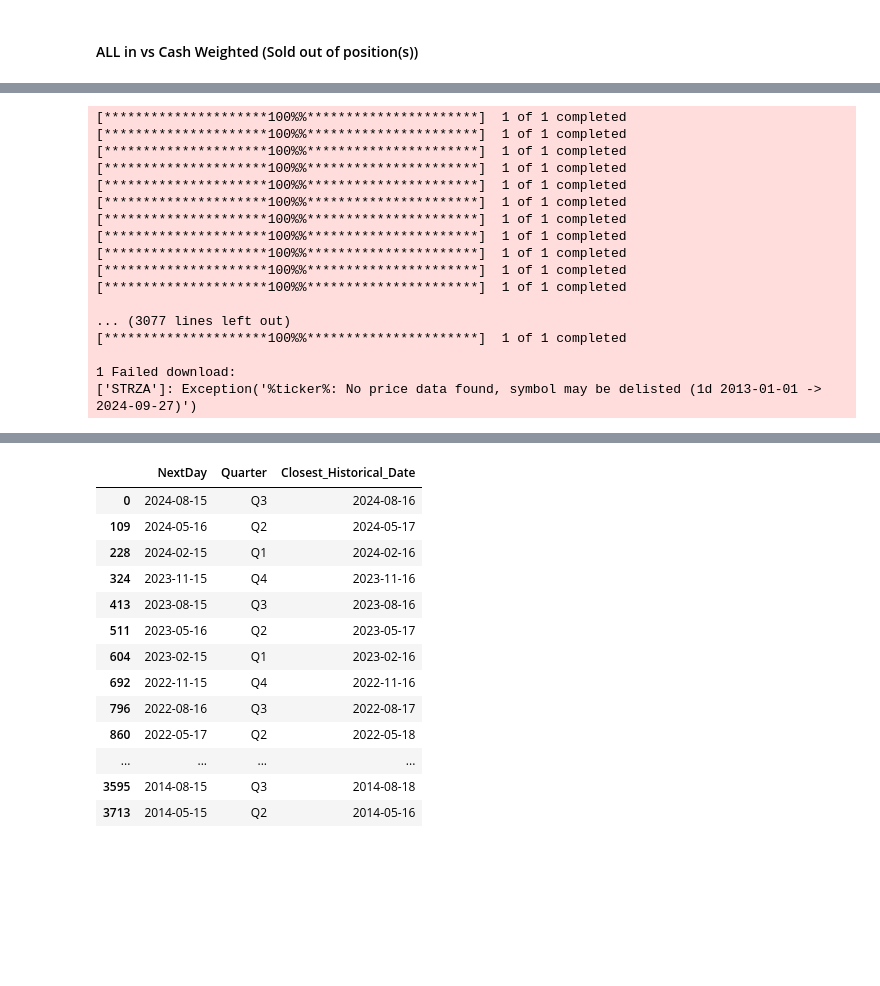
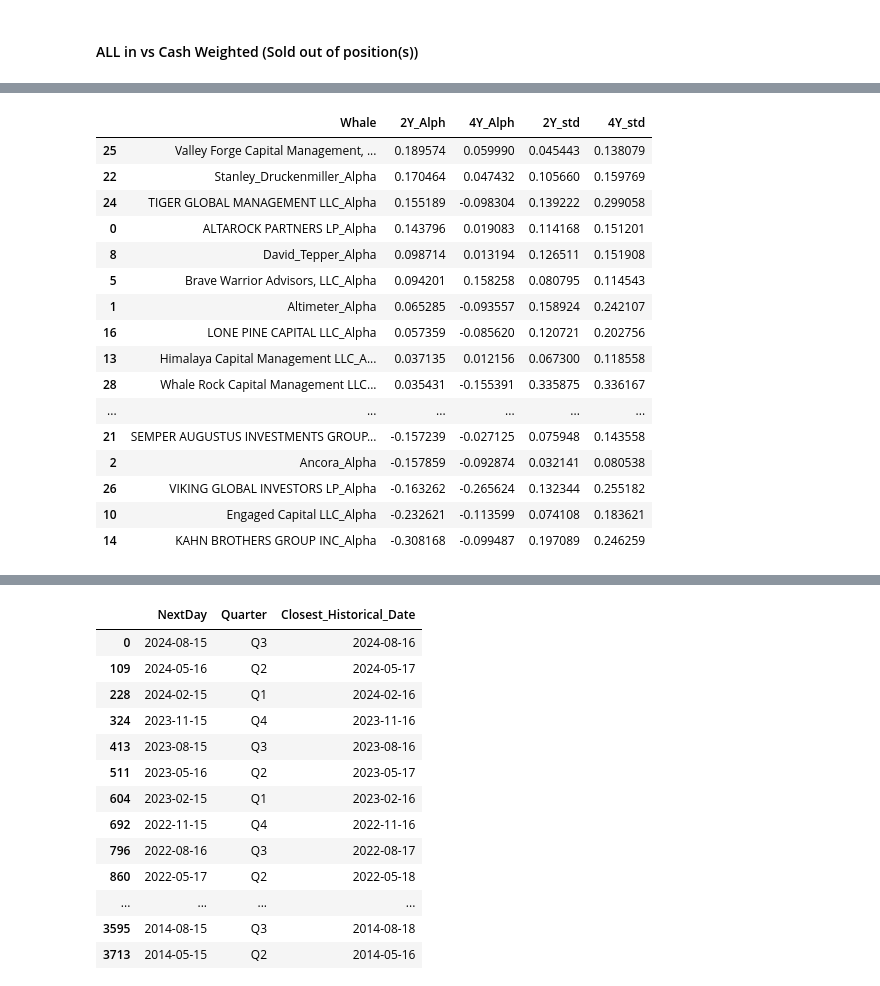
Before and after one commit to brock-fassnacht/Whale_Watchers, a Jupyter notebook: Holdings Performance.ipynb, the cells around one changed output, grey strips where cells are left out. Drawn from its saved outputs; the diff is of its cells as text; code cells hidden in the pictures; blank space fills up the shorter version.

```diff
--- a/Holdings Performance.ipynb
+++ b/Holdings Performance.ipynb
@@ -50,35 +236,0 @@ unique_symbols = unique_symbols[~unique_symbols["SYMBOL"].isnull()]
-# %%
-# Define start and end dates
-start_date = "2013-01-01"
-end_date = datetime.today().strftime('%Y-%m-%d')
-
-# Create a list to store the downloaded dataframes
-historical_data = []
-
-for symbol in unique_symbols["SYMBOL"]:
-    # Download historical data for the current symbol
-    ticker_data = yf.download(symbol, start=start_date, end=end_date)
-
-    # Append the data to the list
-    historical_data.append(ticker_data)
-
-# Optionally, concatenate the dataframes into a single DataFrame with a multi-index
-historical_data = pd.concat(historical_data, keys=unique_symbols["SYMBOL"], names=["SYMBOL"]).reset_index()
-# %% [output]
-[*********************100%%**********************]  1 of 1 completed
-[*********************100%%**********************]  1 of 1 completed
-[*********************100%%**********************]  1 of 1 completed
-[*********************100%%**********************]  1 of 1 completed
-[*********************100%%**********************]  1 of 1 completed
-[*********************100%%**********************]  1 of 1 completed
-[*********************100%%**********************]  1 of 1 completed
-[*********************100%%**********************]  1 of 1 completed
-[*********************100%%**********************]  1 of 1 completed
-[*********************100%%**********************]  1 of 1 completed
-[*********************100%%**********************]  1 of 1 completed
-
-... (3077 lines left out)
-[*********************100%%**********************]  1 of 1 completed
-
-1 Failed download:
-['STRZA']: Exception('%ticker%: No price data found, symbol may be delisted (1d 2013-01-01 -> 2024-09-27)')
@@ -163,0 +239,31 @@ def quarterly_alpha(test):
+# %%
+Last_2y_alpha = final_df2.iloc[:8].mean().reset_index()
+Last_4y_alpha = final_df2.iloc[:16].mean().reset_index()
+Last_2y_std = final_df2.iloc[:8].std().reset_index()
+Last_4y_std = final_df2.iloc[:16].std().reset_index()
+
+whale_alphas = Last_2y_alpha.merge(Last_4y_alpha, on = "index")
+whale_alphas = whale_alphas.merge(Last_2y_std, on = "index")
+whale_alphas = whale_alphas.merge(Last_4y_std, on = "index")
+
+whale_alphas.columns = ["Whale", "2Y_Alph", "4Y_Alph", "2Y_std", "4Y_std"]
+
+whale_alphas.sort_values(by = "2Y_Alph", ascending=False)
+# %% [output]
+|  | Whale | 2Y_Alph | 4Y_Alph | 2Y_std | 4Y_std |
+| 25 | Valley Forge Capital Management, ... | 0.189574 | 0.059990 | 0.045443 | 0.138079 |
+| 22 | Stanley_Druckenmiller_Alpha | 0.170464 | 0.047432 | 0.105660 | 0.159769 |
+| 24 | TIGER GLOBAL MANAGEMENT LLC_Alpha | 0.155189 | -0.098304 | 0.139222 | 0.299058 |
+| 0 | ALTAROCK PARTNERS LP_Alpha | 0.143796 | 0.019083 | 0.114168 | 0.151201 |
+| 8 | David_Tepper_Alpha | 0.098714 | 0.013194 | 0.126511 | 0.151908 |
+| 5 | Brave Warrior Advisors, LLC_Alpha | 0.094201 | 0.158258 | 0.080795 | 0.114543 |
+| 1 | Altimeter_Alpha | 0.065285 | -0.093557 | 0.158924 | 0.242107 |
+| 16 | LONE PINE CAPITAL LLC_Alpha | 0.057359 | -0.085620 | 0.120721 | 0.202756 |
+| 13 | Himalaya Capital Management LLC_A... | 0.037135 | 0.012156 | 0.067300 | 0.118558 |
+| 28 | Whale Rock Capital Management LLC... | 0.035431 | -0.155391 | 0.335875 | 0.336167 |
+| ... | ... | ... | ... | ... | ... |
+| 21 | SEMPER AUGUSTUS INVESTMENTS GROUP... | -0.157239 | -0.027125 | 0.075948 | 0.143558 |
+| 2 | Ancora_Alpha | -0.157859 | -0.092874 | 0.032141 | 0.080538 |
+| 26 | VIKING GLOBAL INVESTORS LP_Alpha | -0.163262 | -0.265624 | 0.132344 | 0.255182 |
+| 10 | Engaged Capital LLC_Alpha | -0.232621 | -0.113599 | 0.074108 | 0.183621 |
+| 14 | KAHN BROTHERS GROUP INC_Alpha | -0.308168 | -0.099487 | 0.197089 | 0.246259 |
```
Also changed, not shown: parts of 13 cells of this notebook, 2 other files.
